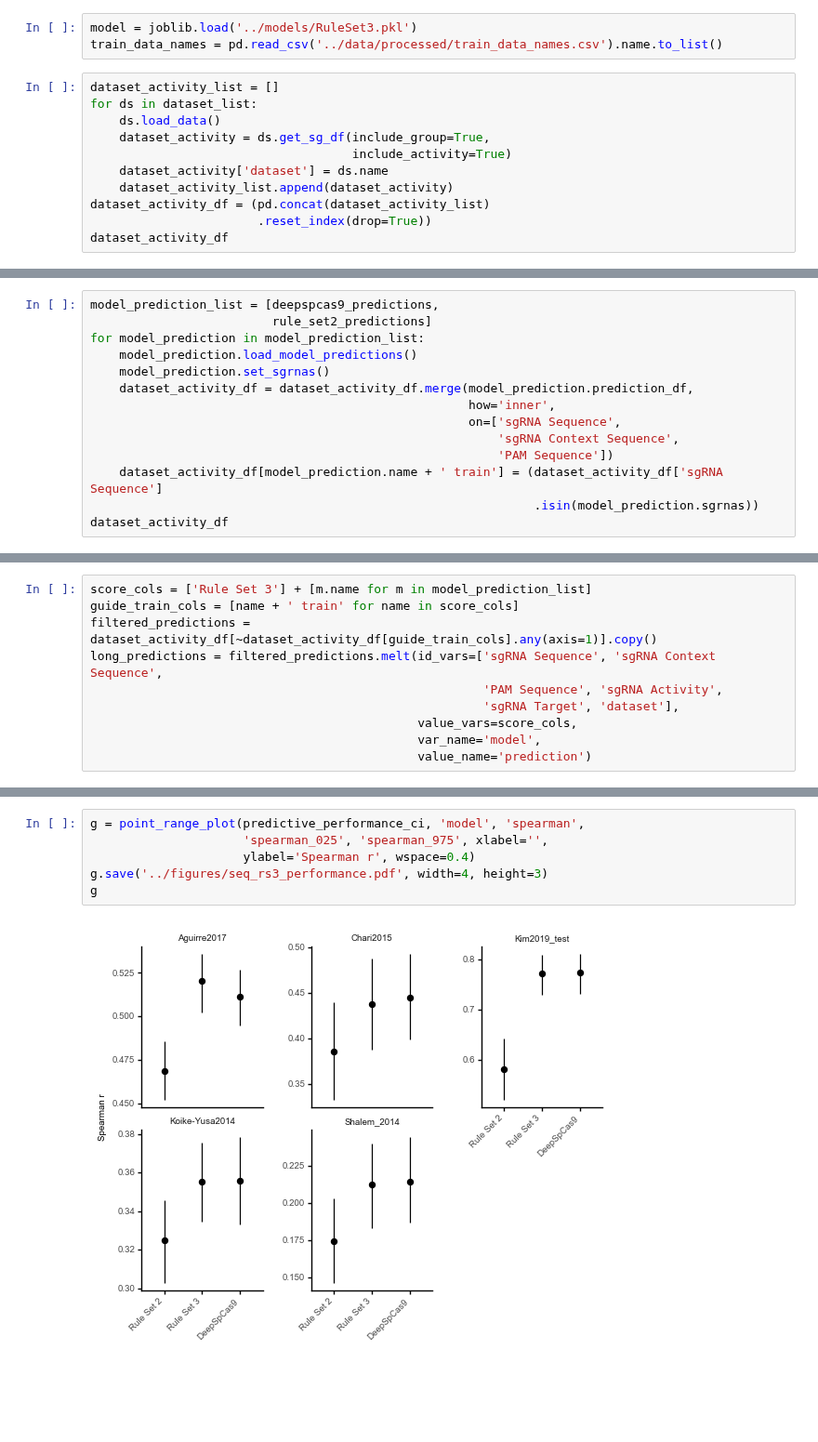
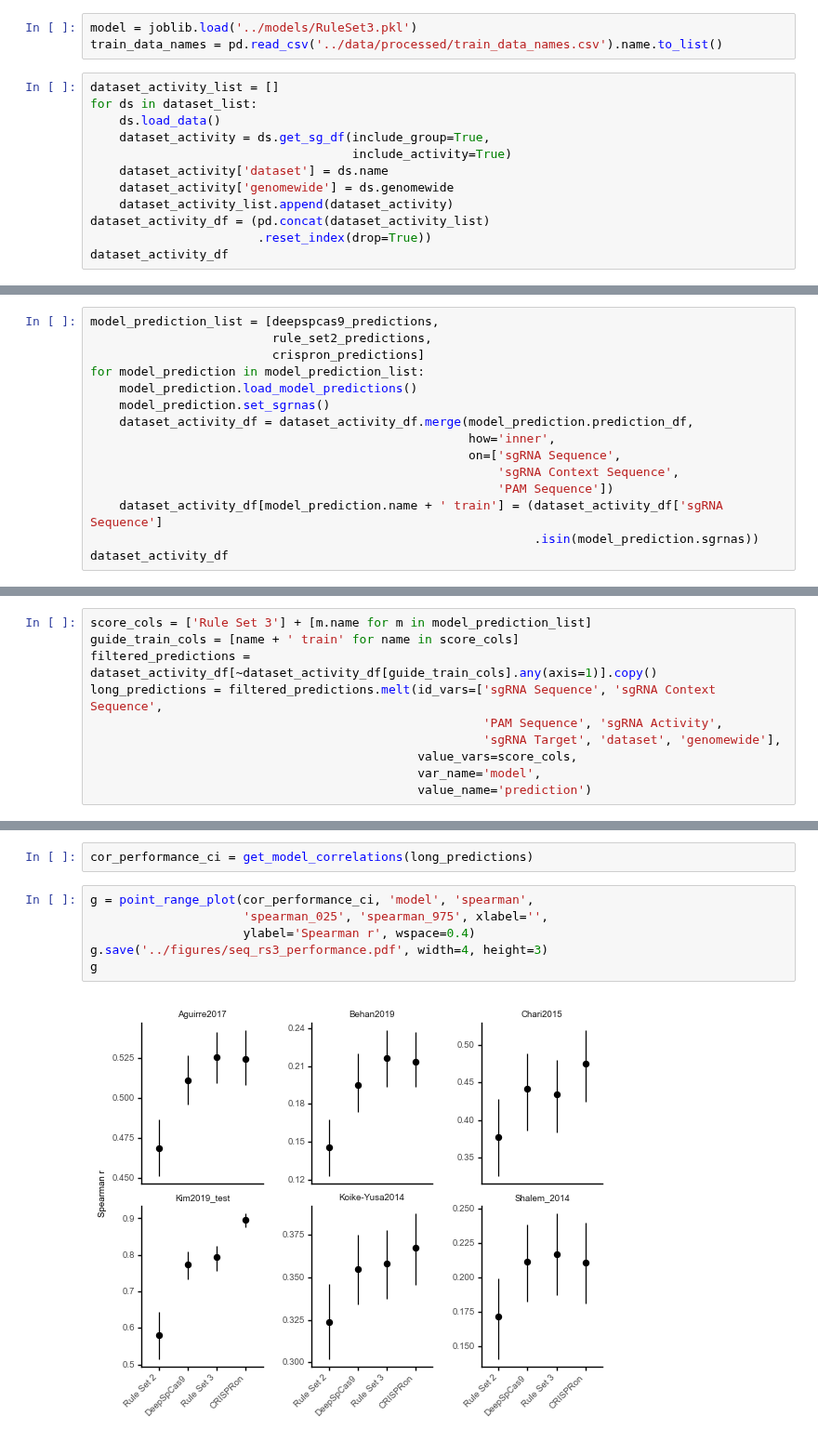
Before and after one commit to gpp-rnd/rs_dev, a Jupyter notebook: code/07_test_seq_model.ipynb, the cells around one changed output, grey strips where cells are left out. Shown at 93% size. Saved outputs shown, nothing was run; the diff lists cells and outputs as text; blank space fills up the shorter version.

Commit message:
code (rule set 3 v2): add crispron model and data to comparison

```diff
--- a/code/07_test_seq_model.ipynb
+++ b/code/07_test_seq_model.ipynb
@@ -20,6 +21,7 @@ for ds in dataset_list:
     dataset_activity = ds.get_sg_df(include_group=True,
                                     include_activity=True)
     dataset_activity['dataset'] = ds.name
+    dataset_activity['genomewide'] = ds.genomewide
     dataset_activity_list.append(dataset_activity)
 dataset_activity_df = (pd.concat(dataset_activity_list)
                        .reset_index(drop=True))
@@ -41,6 +43,7 @@ dataset_activity_df
 # %%
 model_prediction_list = [deepspcas9_predictions,
-                         rule_set2_predictions]
+                         rule_set2_predictions,
+                         crispron_predictions]
 for model_prediction in model_prediction_list:
     model_prediction.load_model_predictions()
     model_prediction.set_sgrnas()
@@ -102,7 +105,7 @@ guide_train_cols = [name + ' train' for name in score_cols]
 filtered_predictions = dataset_activity_df[~dataset_activity_df[guide_train_cols].any(axis=1)].copy()
 long_predictions = filtered_predictions.melt(id_vars=['sgRNA Sequence', 'sgRNA Context Sequence',
                                                       'PAM Sequence', 'sgRNA Activity',
-                                                      'sgRNA Target', 'dataset'],
+                                                      'sgRNA Target', 'dataset', 'genomewide'],
                                              value_vars=score_cols,
                                              var_name='model',
                                              value_name='prediction')
@@ -111,8 +112,10 @@ predictive_performance_ci = get_model_performance(long_predictions)
+# %%
+cor_performance_ci = get_model_correlations(long_predictions)
 # %%
-g = point_range_plot(predictive_performance_ci, 'model', 'spearman',
+g = point_range_plot(cor_performance_ci, 'model', 'spearman',
                      'spearman_025', 'spearman_975', xlabel='',
                      ylabel='Spearman r', wspace=0.4)
 g.save('../figures/seq_rs3_performance.pdf', width=4, height=3)
 g
 # %% [output]
-[figure, old version]
+[figure, new version]
```
Also changed, not shown: parts of 9 cells of this notebook, 5 other files.
